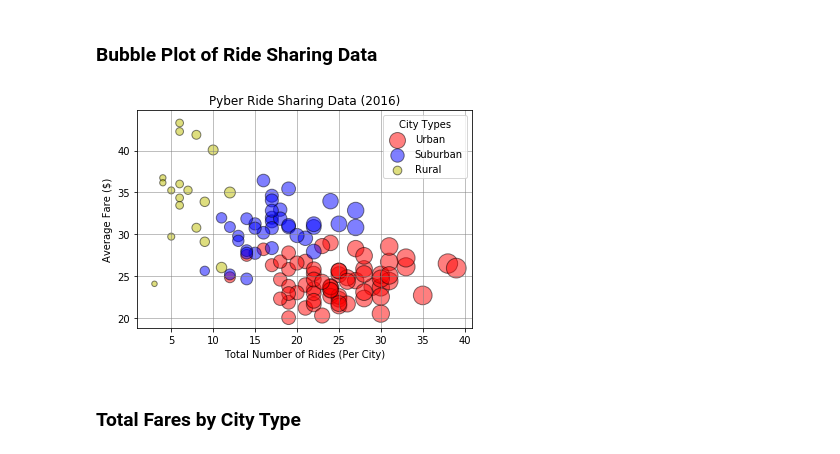
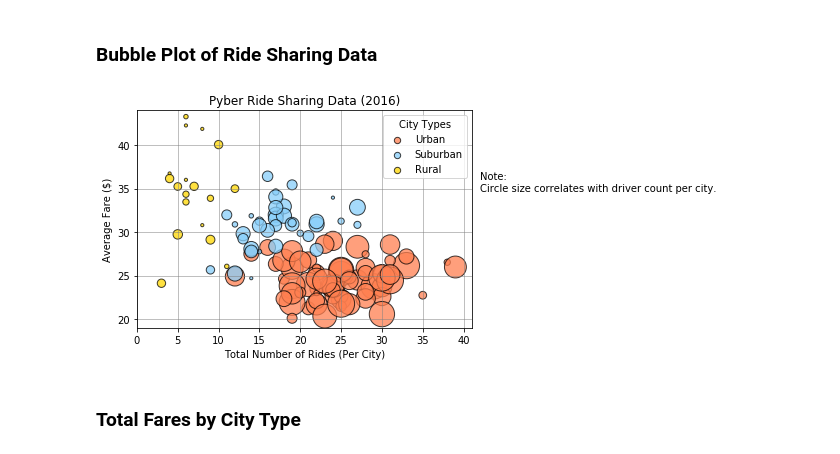
Before and after one commit to lwensley/Module-05, a Jupyter notebook: Pyber Data Analysis.ipynb, the cells around one changed output. Drawn from its saved outputs; the diff is of its cells as text; code cells hidden in the pictures.

```diff
--- a/Pyber Data Analysis.ipynb
+++ b/Pyber Data Analysis.ipynb
@@ -44,49 +46,56 @@ merged_data.head()
 grouped_merged_data = merged_data.groupby(["type","city"])
 
 # 1.1 Summarise group data by the average fare
-ride_share_data_0 = grouped_merged_data[["fare"]].mean()
+ride_share_data = grouped_merged_data[["fare"]].mean()
 
 # 1.2 Append count of ride ID's to the dataframe
-ride_share_data_0["ride count"] = grouped_merged_data[["ride_id"]].count()
+ride_share_data["ride count"] = grouped_merged_data[["ride_id"]].count()
 
-# 1.3 Move 'city' from an index to a column
-ride_share_data_ = ride_share_data_0.reset_index("city")
+# 1.3 Append count of drivers to the dataframe
+ride_share_data["driver count"] = grouped_merged_data[["driver_count"]].min()
+
+#ride_share_data.head()
 # %%
+# Build the scatter plots for each city types
 
-
-colors = ['r', 'b', 'y']
+colors = ['coral', 'lightskyblue', 'gold']
 citytype = list(merged_data["type"].unique())
 
 for i in range(len(citytype)):
     c = colors[i]
     t = citytype[i]
 
     plt.scatter(ride_share_data.loc[[t], ["city","ride count"]],
                 ride_share_data.loc[[t], ["city","fare"]],
-                facecolors= c, edgecolors="black", alpha=0.5,
+                facecolors= c, edgecolors="black", alpha=0.75,
                 label = t,
                 marker= "o", linewidth=1,
-                s= (ride_share_data.loc[[t], ["city","ride count"]])*10)
+                s= (ride_share_data.loc[[t], ["driver count"]])*10)
 
-# Create a legend
-plt.legend(title="City Types", loc="upper right")
+
+lgnd = plt.legend(title="City Types", loc="upper right",)
+
+lgnd.legendHandles[0]._sizes = [40]
+lgnd.legendHandles[1]._sizes = [40]
+lgnd.legendHandles[2]._sizes = [40]
 
 # Incorporate the other graph properties
 plt.title("Pyber Ride Sharing Data (2016)")
 plt.xlabel("Total Number of Rides (Per City)")
 plt.ylabel("Average Fare ($)")
 plt.grid(color='grey', linestyle='-', linewidth=.5,)
+plt.ylim(ymin=19, ymax=44)
+plt.xlim(xmin=0, xmax=41)
 
 # Incorporate a text label regarding circle size
-#plt.label("Note:"
-#          "Circle size correlates with driver count per city")
+plt.figtext(.92, 0.6, 'Note:' + '\n' +'Circle size correlates with driver count per city.')
 
 # Save Figure
 plt.savefig(".Pyber_Ride_Sharing_Data_(2016).png")
 
 # Show plot
 plt.show()
 # %% [output]
-[figure, old version]
+[figure, new version]
 # %% [markdown]
 ### Total Fares by City Type
```
Also changed, not shown: parts of 8 cells of this notebook, 1 other file.
